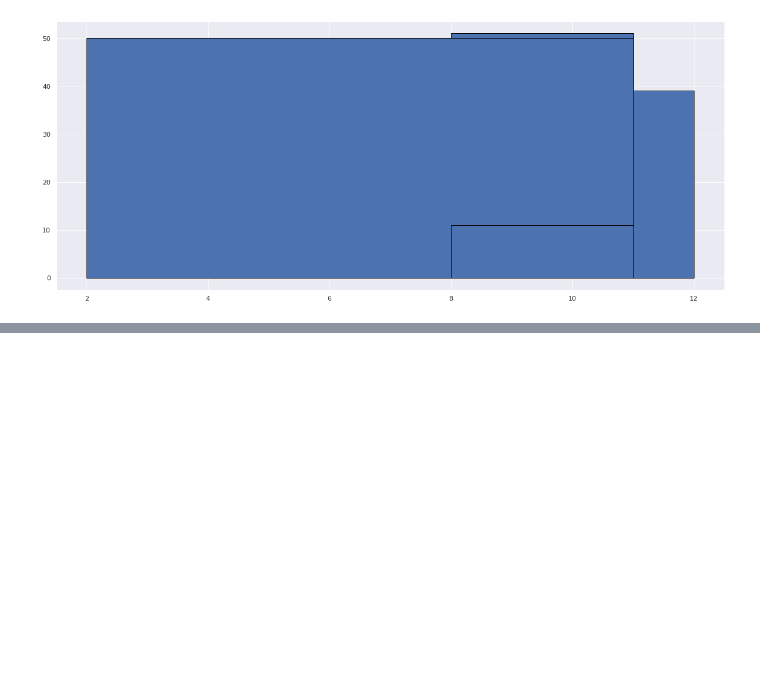
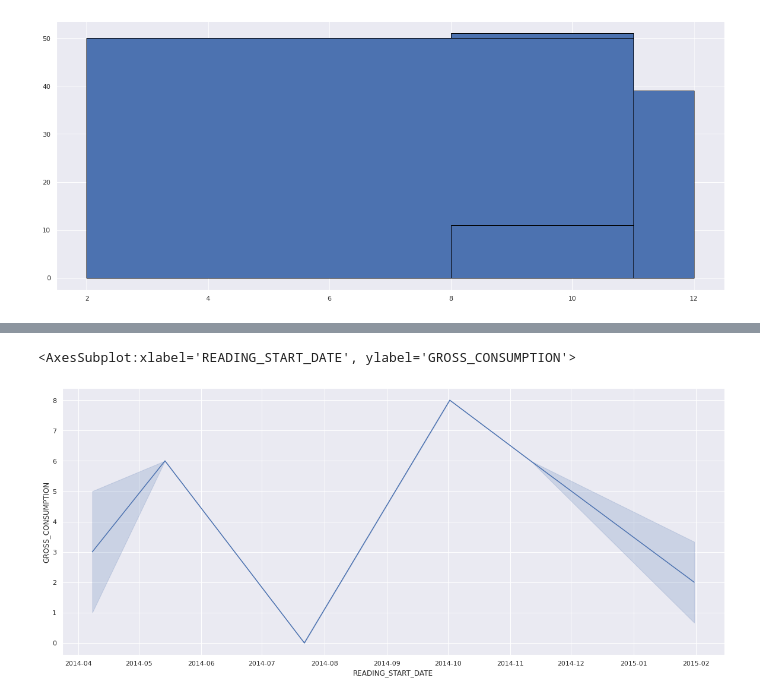
Before and after one commit to wiem-azzabi/Smart_Meter, a Jupyter notebook: water-meter2.ipynb, the cells around one changed output, grey strips where cells are left out. Saved outputs shown, nothing was run; the diff lists cells and outputs as text; code cells hidden in the pictures; blank space fills up the shorter version.

Commit message:
Kaggle Notebook | water meter2 | Version 7

```diff
--- a/water-meter2.ipynb
+++ b/water-meter2.ipynb
@@ -427,0 +440,4 @@ sns.heatmap(num_df.corr(),annot=True)
+# %%
+meter_df=df[df["METER_KEY"]== 932948]
+meter_df.set_index('READING_START_DATE')
+meter_df
@@ -427,0 +462,5 @@ sns.heatmap(num_df.corr(),annot=True)
+# %%
+sns.lineplot(x="READING_START_DATE", y="GROSS_CONSUMPTION", data=meter_df)
+# %% [output]
+<AxesSubplot:xlabel='READING_START_DATE', ylabel='GROSS_CONSUMPTION'>
+[figure, added]
```
Also changed, not shown: parts of 17 cells of this notebook.
